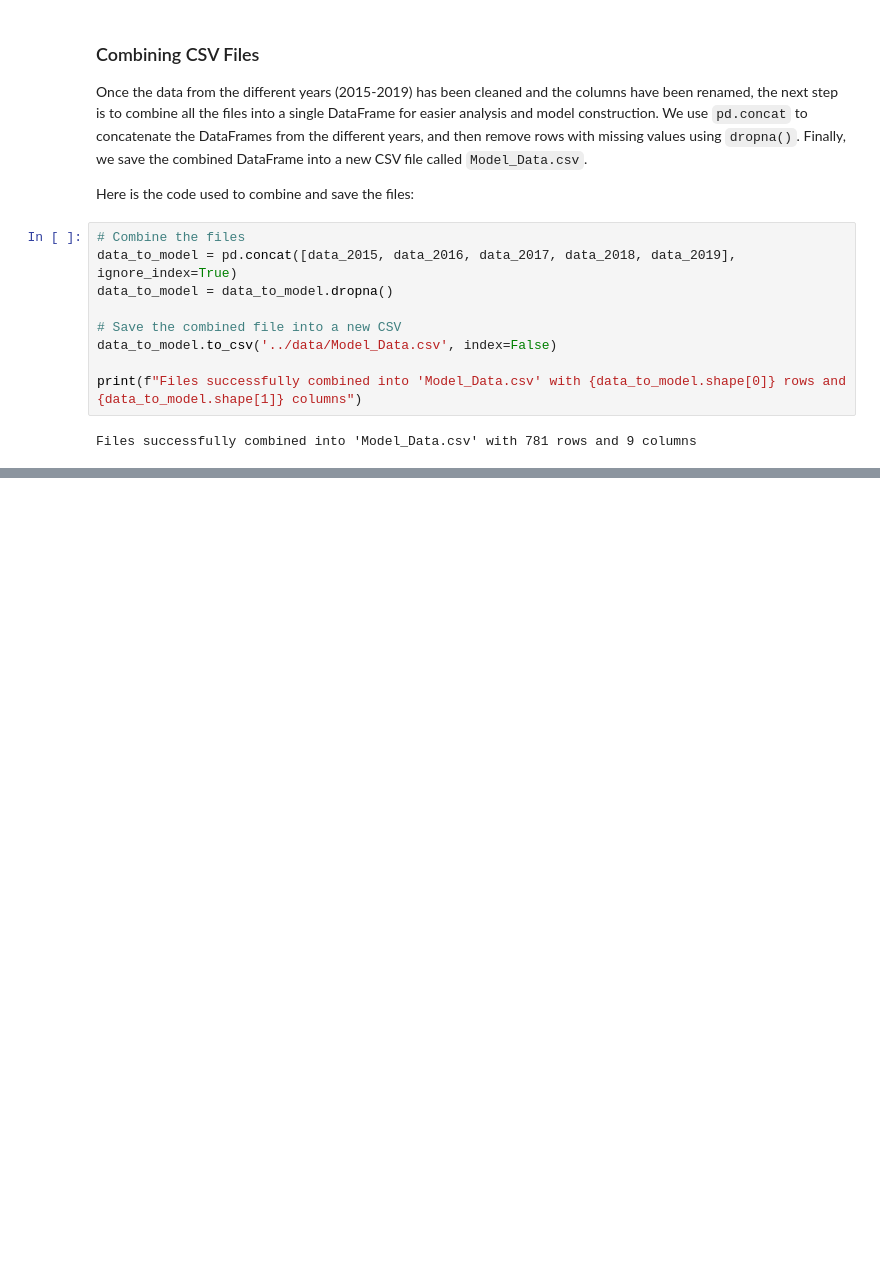
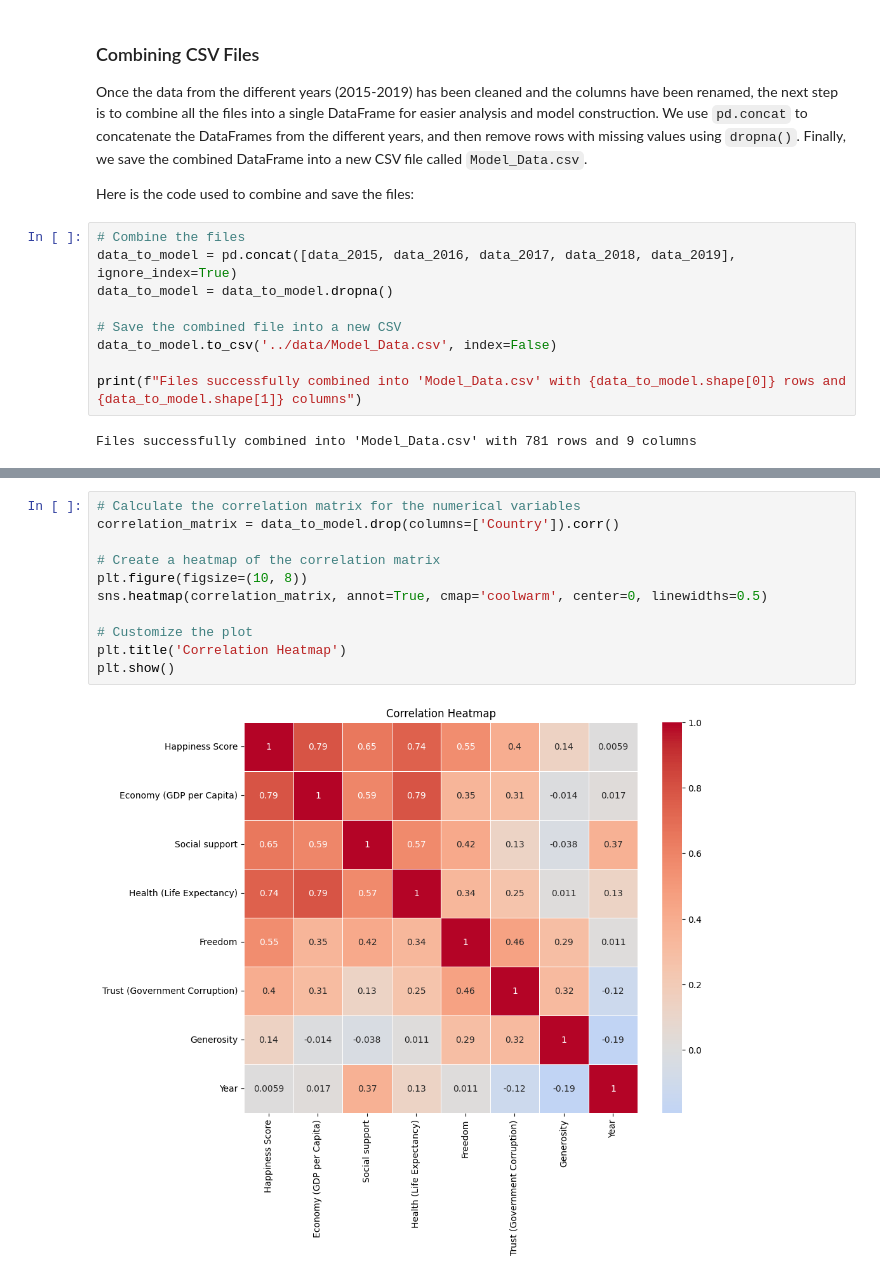
Before and after one commit to JuanmaLopi/Regresion_Model, a Jupyter notebook: NoteBooks/000_EDA.ipynb, the cells around one changed output, grey strips where cells are left out. Drawn from its saved outputs; the diff is of its cells as text; blank space fills up the shorter version.

```diff
--- a/NoteBooks/000_EDA.ipynb
+++ b/NoteBooks/000_EDA.ipynb
@@ -409,0 +417,13 @@ Files successfully combined into 'Model_Data.csv' with 781 rows and 9 columns
+# %%
+# Calculate the correlation matrix for the numerical variables
+correlation_matrix = data_to_model.drop(columns=['Country']).corr()
+
+# Create a heatmap of the correlation matrix
+plt.figure(figsize=(10, 8))
+sns.heatmap(correlation_matrix, annot=True, cmap='coolwarm', center=0, linewidths=0.5)
+
+# Customize the plot
+plt.title('Correlation Heatmap')
+plt.show()
+# %% [output]
+[figure, added]
```
Also changed, not shown: parts of 1 cell of this notebook.
